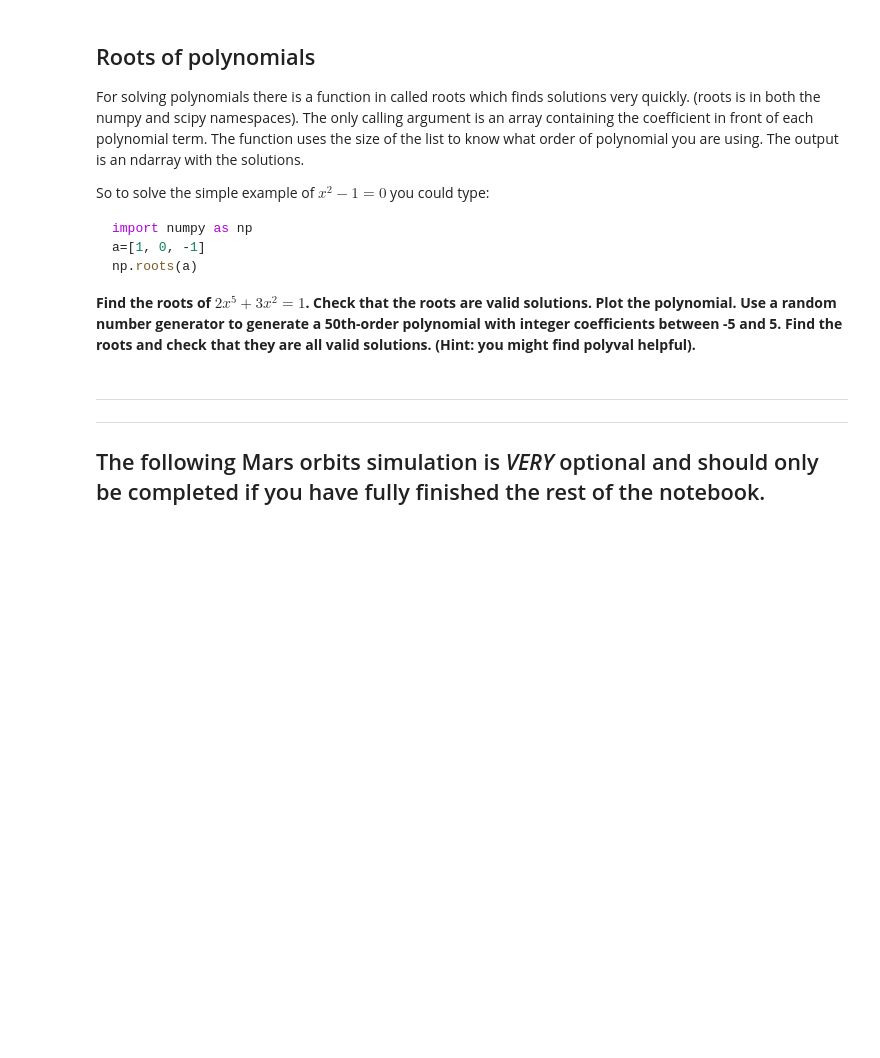
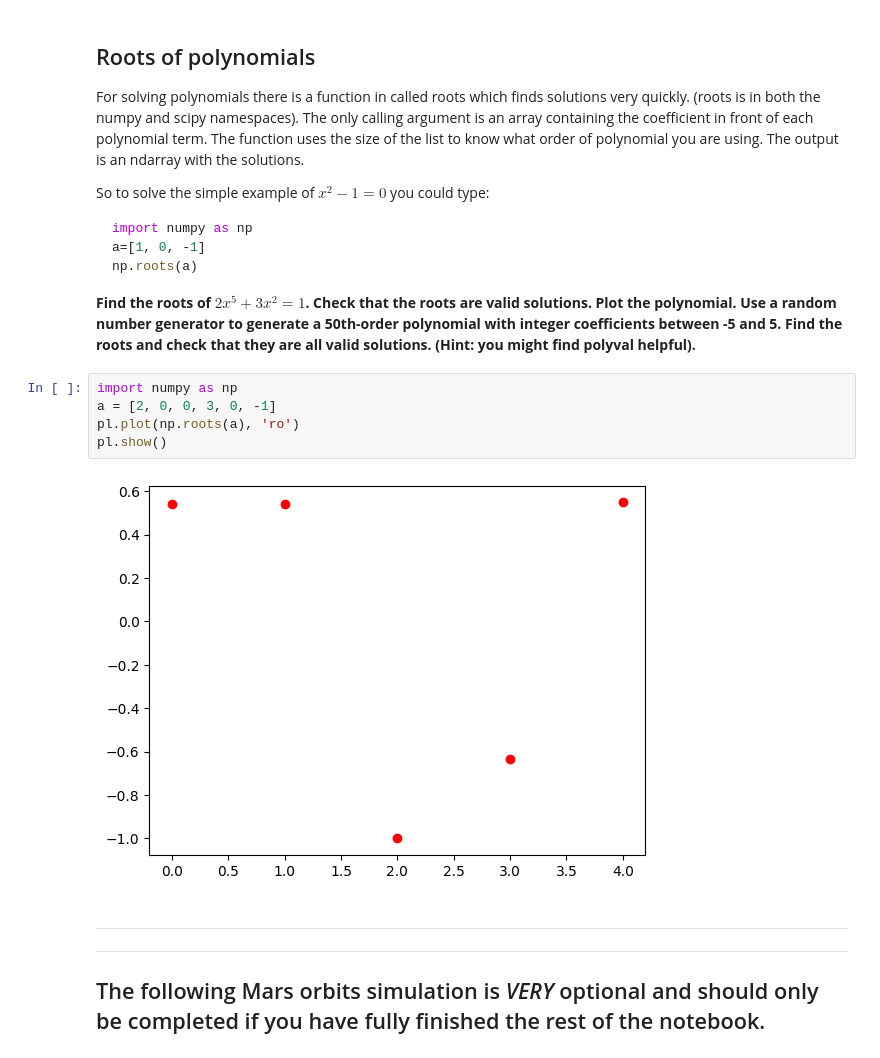
Before and after one commit to ShutBaton/physics-summer-school, a Jupyter notebook: notebooks/matplotlib.ipynb, the cells around one changed output. Drawn from its saved outputs; the diff is of its cells as text; blank space fills up the shorter version.

```diff
--- a/notebooks/matplotlib.ipynb
+++ b/notebooks/matplotlib.ipynb
@@ -1198,6 +1198,13 @@ np.roots(a)
 
 **Find the roots of $2x^5+3x^2=1$. Check that the roots are valid solutions. Plot the polynomial.
 Use a random number generator to generate a 50th-order polynomial with integer coefficients between -5 and 5. Find the roots and check that they are all valid solutions. (Hint: you might find polyval helpful).**
+# %%
+import numpy as np
+a = [2, 0, 0, 3, 0, -1]
+pl.plot(np.roots(a), 'ro')
+pl.show()
+# %% [output]
+[figure, added]
 # %% [markdown]
 ---
 ---
```
Also changed, not shown: 2 other files.
